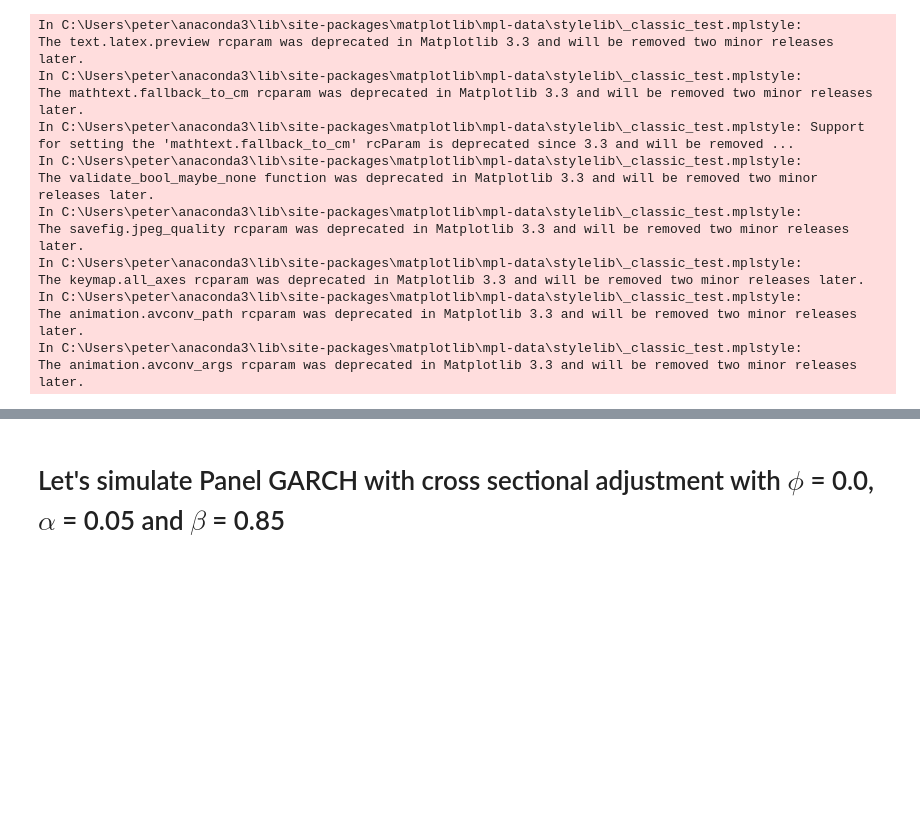
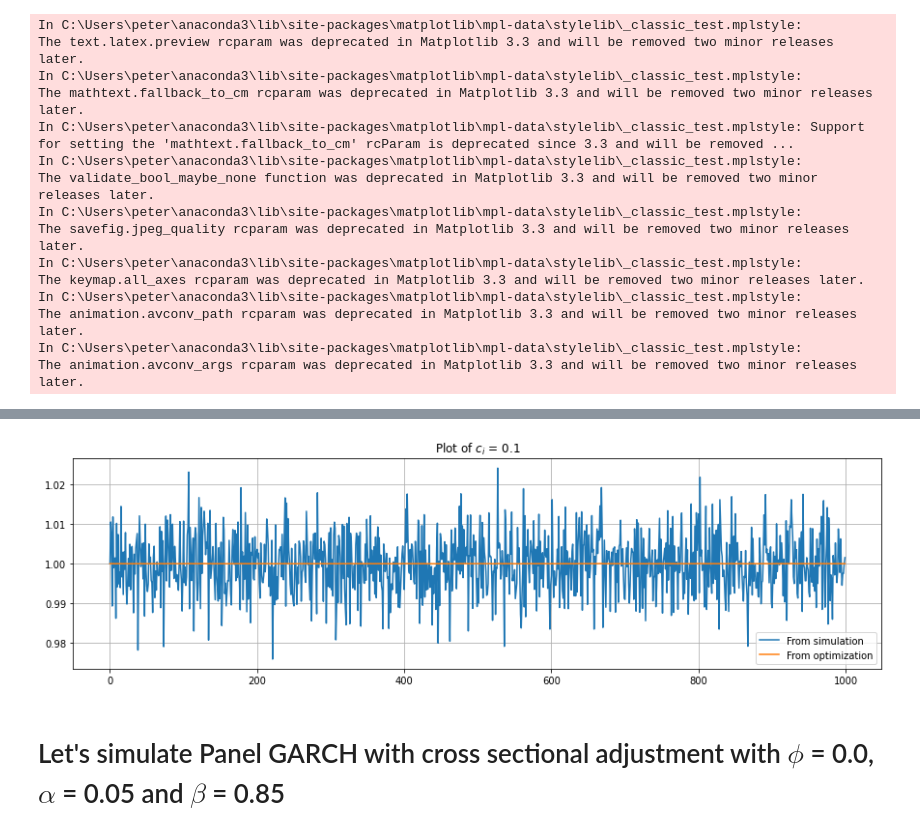
Before and after one commit to NemesiP/volatility-forecasting, a Jupyter notebook: Examples/Panel_GARCH_vs_Panel_GARCH_CSA.ipynb, the cells around one changed output, grey strips where cells are left out. Drawn from its saved outputs; the diff is of its cells as text; code cells hidden in the pictures; blank space fills up the shorter version.

```diff
--- a/Examples/Panel_GARCH_vs_Panel_GARCH_CSA.ipynb
+++ b/Examples/Panel_GARCH_vs_Panel_GARCH_CSA.ipynb
@@ -131,3 +131,15 @@ Loglikelihood:  140.3087870777385
+# %%
+_, c_sim = mod2.model_filter(mod2.optimized_params, pd.DataFrame(ret))
+# %%
+plt.figure(figsize = (15,4))
+plt.plot(c, label = "From simulation")
+plt.plot(c_sim, label = 'From optimization')
+plt.title('Plot of $c_i$ = 0.1')
+plt.legend(loc = 'best')
+plt.grid(True)
+plt.show()
+# %% [output]
+[figure, added]
 # %% [markdown]
 # Let's simulate Panel GARCH with cross sectional adjustment with $\phi$ = 0.0, <br>$\alpha$ = 0.05 and $\beta$ = 0.85
 # %%
```
Also changed, not shown: parts of 12 cells of this notebook.
